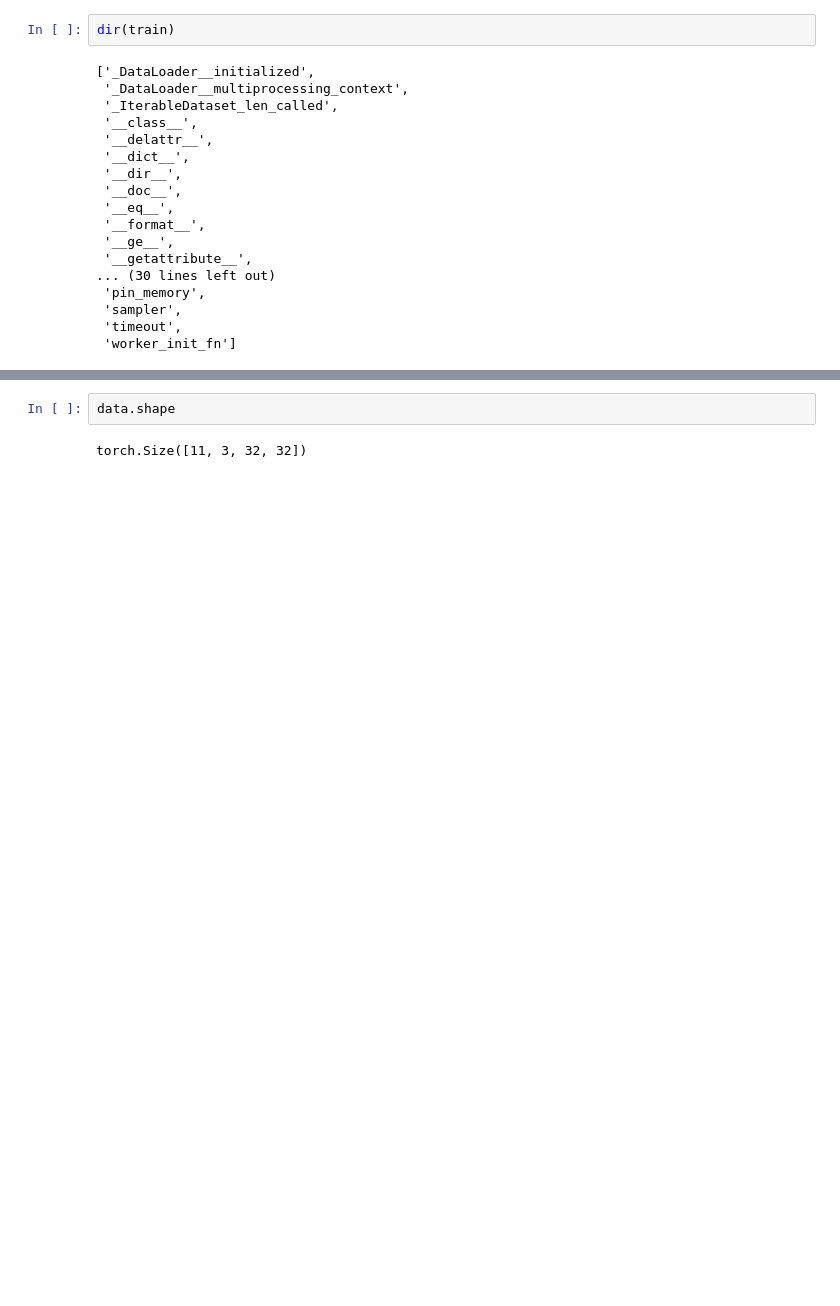
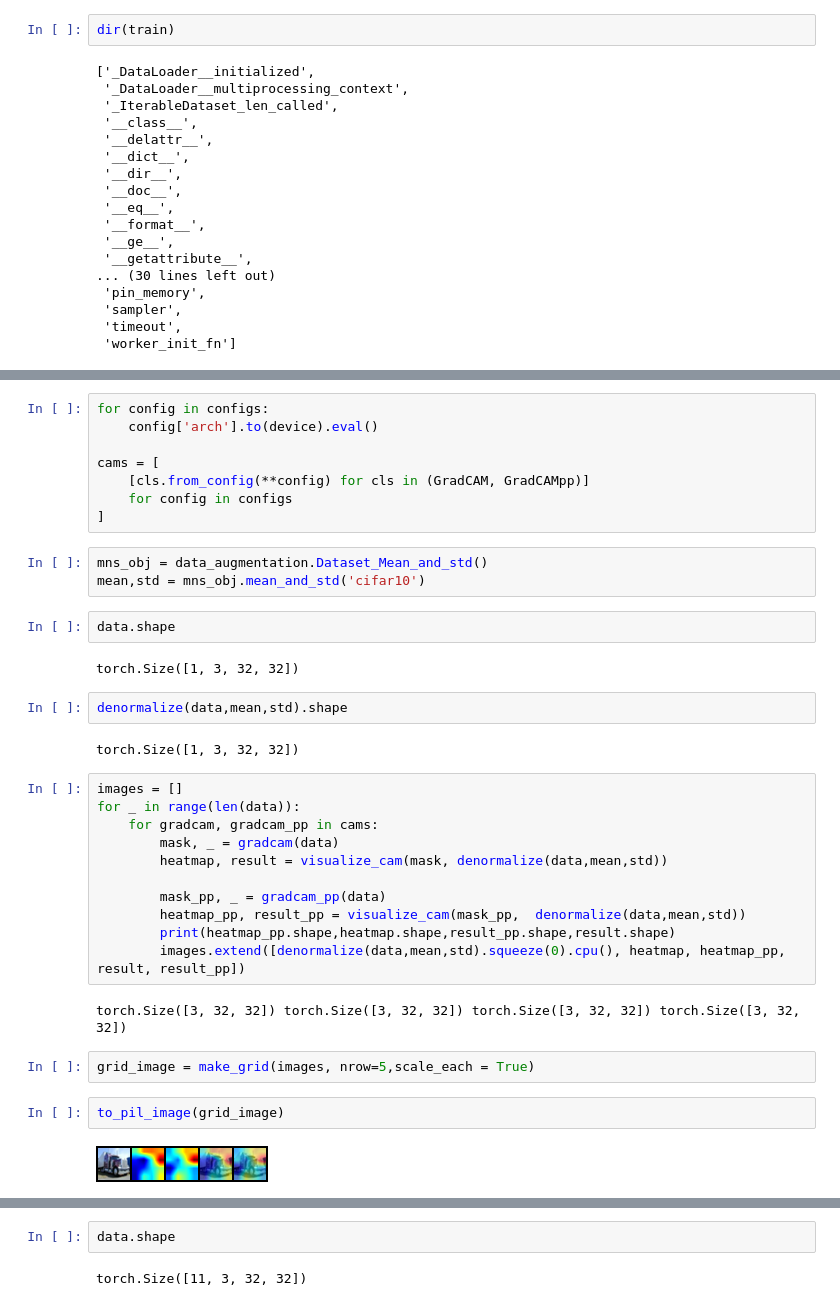
Before and after one commit to KillerStrike17/PyDeNN, a Jupyter notebook: Untitled.ipynb, the cells around one changed output, grey strips where cells are left out. Saved outputs shown, nothing was run; the diff lists cells and outputs as text; blank space fills up the shorter version.

Commit message:
Gradcam Updated
Added New Gradcam Code

```diff
--- a/Untitled.ipynb
+++ b/Untitled.ipynb
@@ -86,0 +89,38 @@ len(data)
+# %%
+for config in configs:
+    config['arch'].to(device).eval()
+
+cams = [
+    [cls.from_config(**config) for cls in (GradCAM, GradCAMpp)]
+    for config in configs
+]
+# %%
+mns_obj = data_augmentation.Dataset_Mean_and_std()
+mean,std = mns_obj.mean_and_std('cifar10')
+# %%
+data.shape
+# %% [output]
+torch.Size([1, 3, 32, 32])
+# %%
+denormalize(data,mean,std).shape
+# %% [output]
+torch.Size([1, 3, 32, 32])
+# %%
+images = []
+for _ in range(len(data)):
+    for gradcam, gradcam_pp in cams:
+        mask, _ = gradcam(data)
+        heatmap, result = visualize_cam(mask, denormalize(data,mean,std))
+
+        mask_pp, _ = gradcam_pp(data)
+        heatmap_pp, result_pp = visualize_cam(mask_pp,  denormalize(data,mean,std))
+        print(heatmap_pp.shape,heatmap.shape,result_pp.shape,result.shape)
+        images.extend([denormalize(data,mean,std).squeeze(0).cpu(), heatmap, heatmap_pp, result, result_pp])
+# %% [output]
+torch.Size([3, 32, 32]) torch.Size([3, 32, 32]) torch.Size([3, 32, 32]) torch.Size([3, 32, 32])
+# %%
+grid_image = make_grid(images, nrow=5,scale_each = True)
+# %%
+to_pil_image(grid_image)
+# %% [output]
+[figure, added]
```
Also changed, not shown: parts of 7 cells of this notebook, 10 other files.
